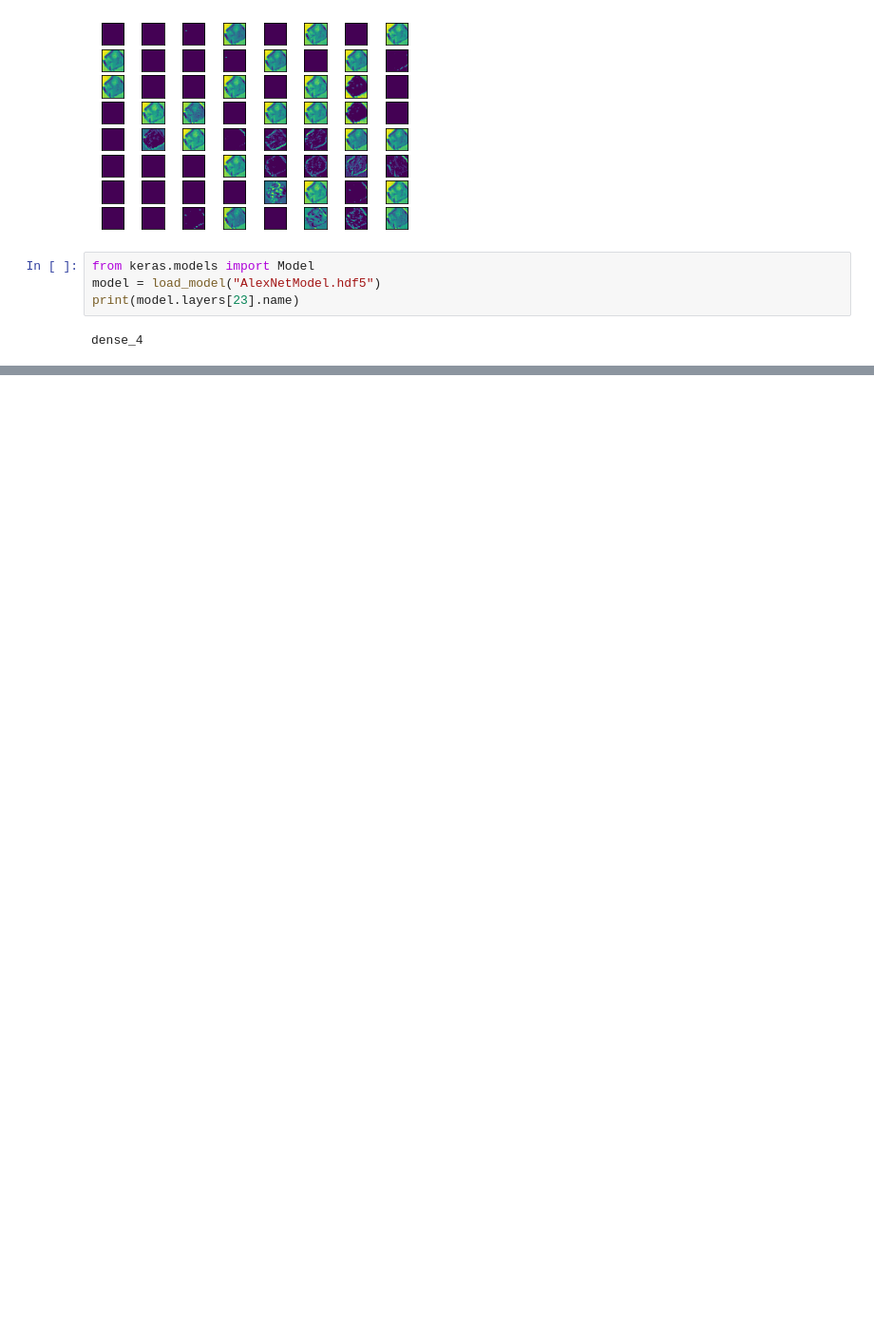
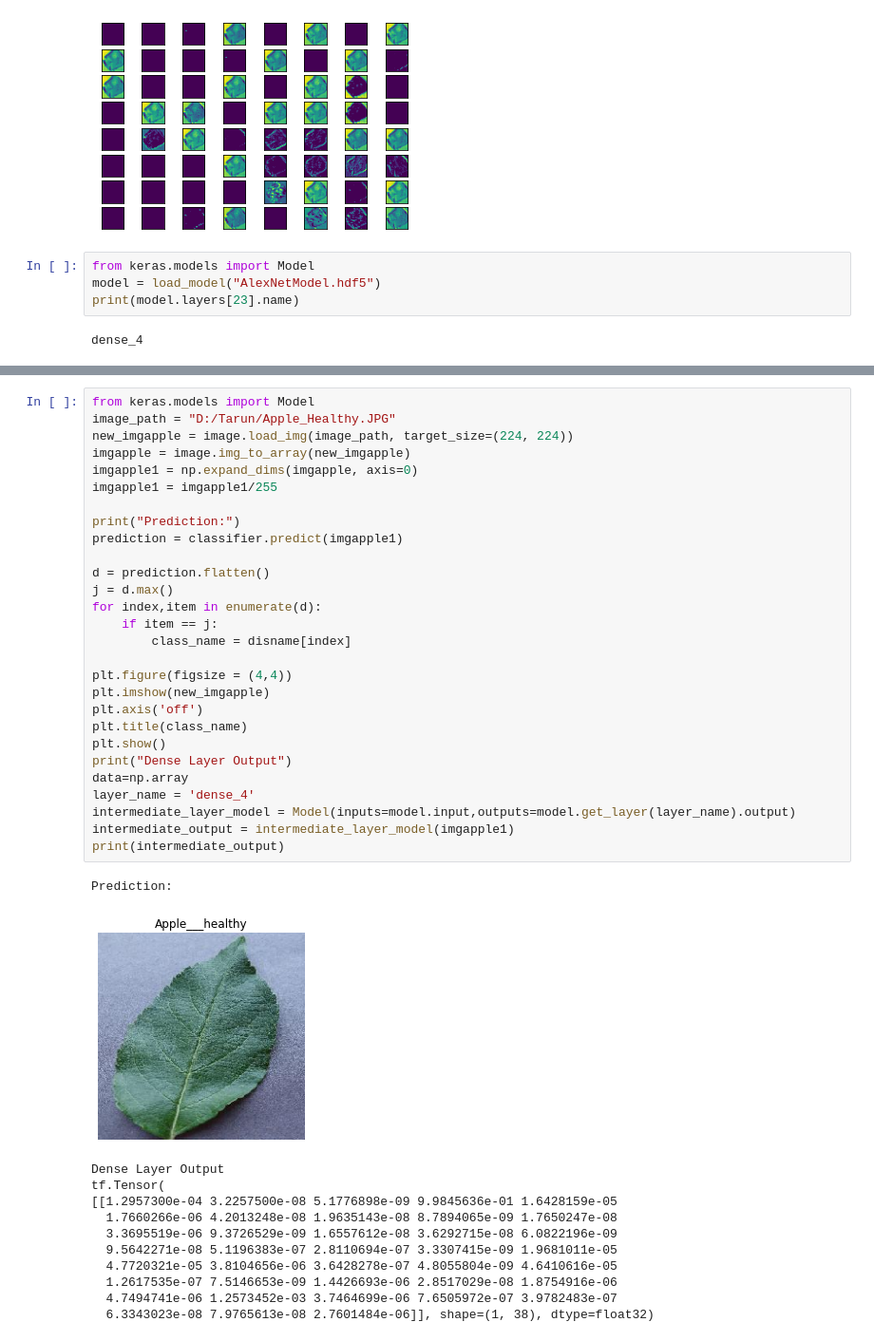
Before and after one commit to SaxenaTarun/Deep-Learning-Plant-Leaf-Disease-Detection, a Jupyter notebook: plant1.ipynb, the cells around one changed output, grey strips where cells are left out. Shown: that part at 95% size. Saved outputs shown, nothing was run; the diff lists cells and outputs as text; blank space fills up the shorter version.

```diff
--- a/plant1.ipynb
+++ b/plant1.ipynb
@@ -132,0 +159,41 @@ tf.Tensor(
+# %%
+from keras.models import Model
+image_path = "D:/Tarun/Apple_Healthy.JPG"
+new_imgapple = image.load_img(image_path, target_size=(224, 224))
+imgapple = image.img_to_array(new_imgapple)
+imgapple1 = np.expand_dims(imgapple, axis=0)
+imgapple1 = imgapple1/255
+
+print("Prediction:")
+prediction = classifier.predict(imgapple1)
+
+d = prediction.flatten()
+j = d.max()
+for index,item in enumerate(d):
+    if item == j:
+        class_name = disname[index]
+
+plt.figure(figsize = (4,4))
+plt.imshow(new_imgapple)
+plt.axis('off')
+plt.title(class_name)
+plt.show()
+print("Dense Layer Output")
+data=np.array
+layer_name = 'dense_4'
+intermediate_layer_model = Model(inputs=model.input,outputs=model.get_layer(layer_name).output)
+intermediate_output = intermediate_layer_model(imgapple1)
+print(intermediate_output)
+# %% [output]
+Prediction:
+[figure, added]
+Dense Layer Output
+tf.Tensor(
+[[1.2957300e-04 3.2257500e-08 5.1776898e-09 9.9845636e-01 1.6428159e-05
+  1.7660266e-06 4.2013248e-08 1.9635143e-08 8.7894065e-09 1.7650247e-08
+  3.3695519e-06 9.3726529e-09 1.6557612e-08 3.6292715e-08 6.0822196e-09
+  9.5642271e-08 5.1196383e-07 2.8110694e-07 3.3307415e-09 1.9681011e-05
+  4.7720321e-05 3.8104656e-06 3.6428278e-07 4.8055804e-09 4.6410616e-05
+  1.2617535e-07 7.5146653e-09 1.4426693e-06 2.8517029e-08 1.8754916e-06
+  4.7494741e-06 1.2573452e-03 3.7464699e-06 7.6505972e-07 3.9782483e-07
+  6.3343023e-08 7.9765613e-08 2.7601484e-06]], shape=(1, 38), dtype=float32)
```
Also changed, not shown: parts of 2 cells of this notebook.
